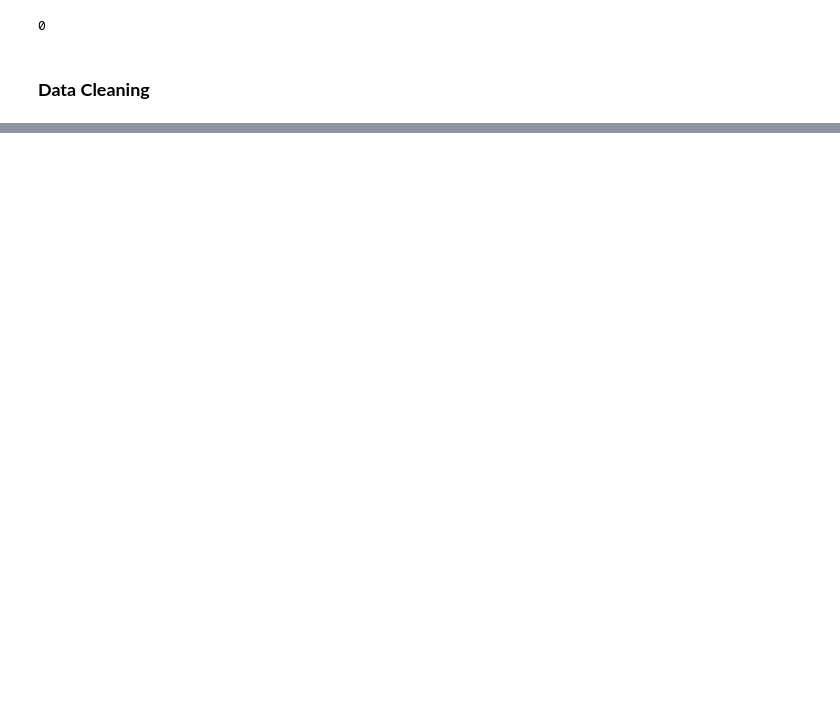
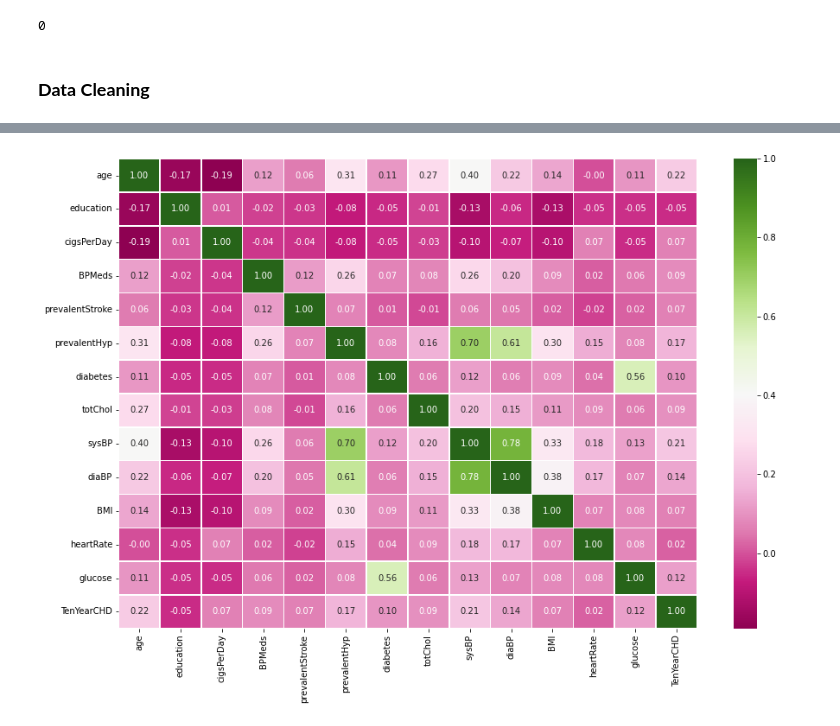
Before and after one commit to Shambhurajdesai/Capstone-3---Cardio-Vascular-Risk--Classification, a Jupyter notebook: Cardio_Vascular_Risk_Capstone_3.ipynb, the cells around one changed output, grey strips where cells are left out. Saved outputs shown, nothing was run; the diff lists cells and outputs as text; code cells hidden in the pictures; blank space fills up the shorter version.

```diff
--- a/Cardio_Vascular_Risk_Capstone_3.ipynb
+++ b/Cardio_Vascular_Risk_Capstone_3.ipynb
@@ -153,0 +308,4 @@ df.drop('id',axis=1,inplace=True)
+# %%
+#we create the correlation matrix for the checking the highest and lowest correlation
+corr_matrix = df.corr()
+corr_matrix
@@ -153,0 +328,6 @@ df.drop('id',axis=1,inplace=True)
+# %%
+#by using seaborn liabrary we plot correlation heatmap
+fig, ax = plt.subplots(figsize=(15,10))
+ax=sns.heatmap(corr_matrix, annot=True,linewidths=0.5,fmt="0.2f",cmap="PiYG");
+# %% [output]
+[figure, added]
```
Also changed, not shown: parts of 18 cells of this notebook.
